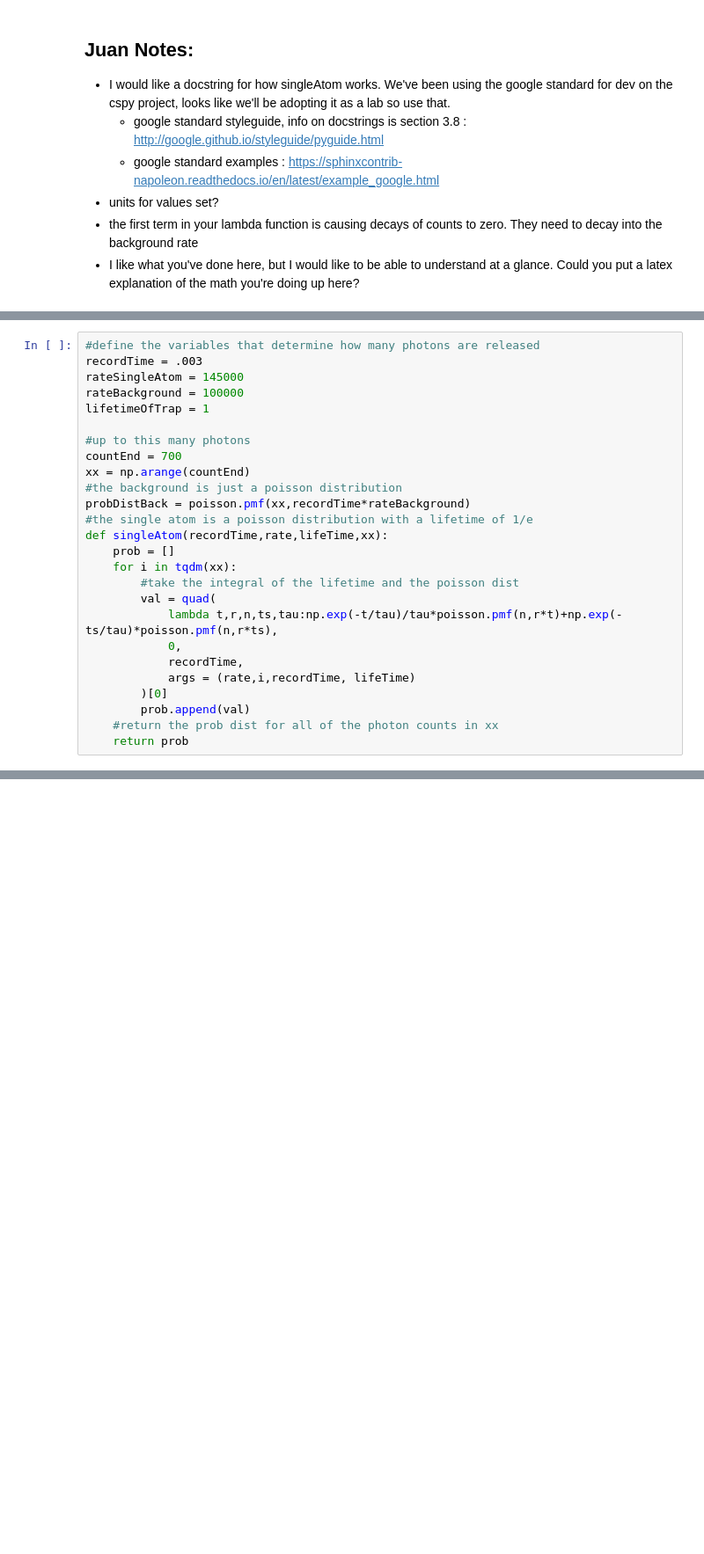
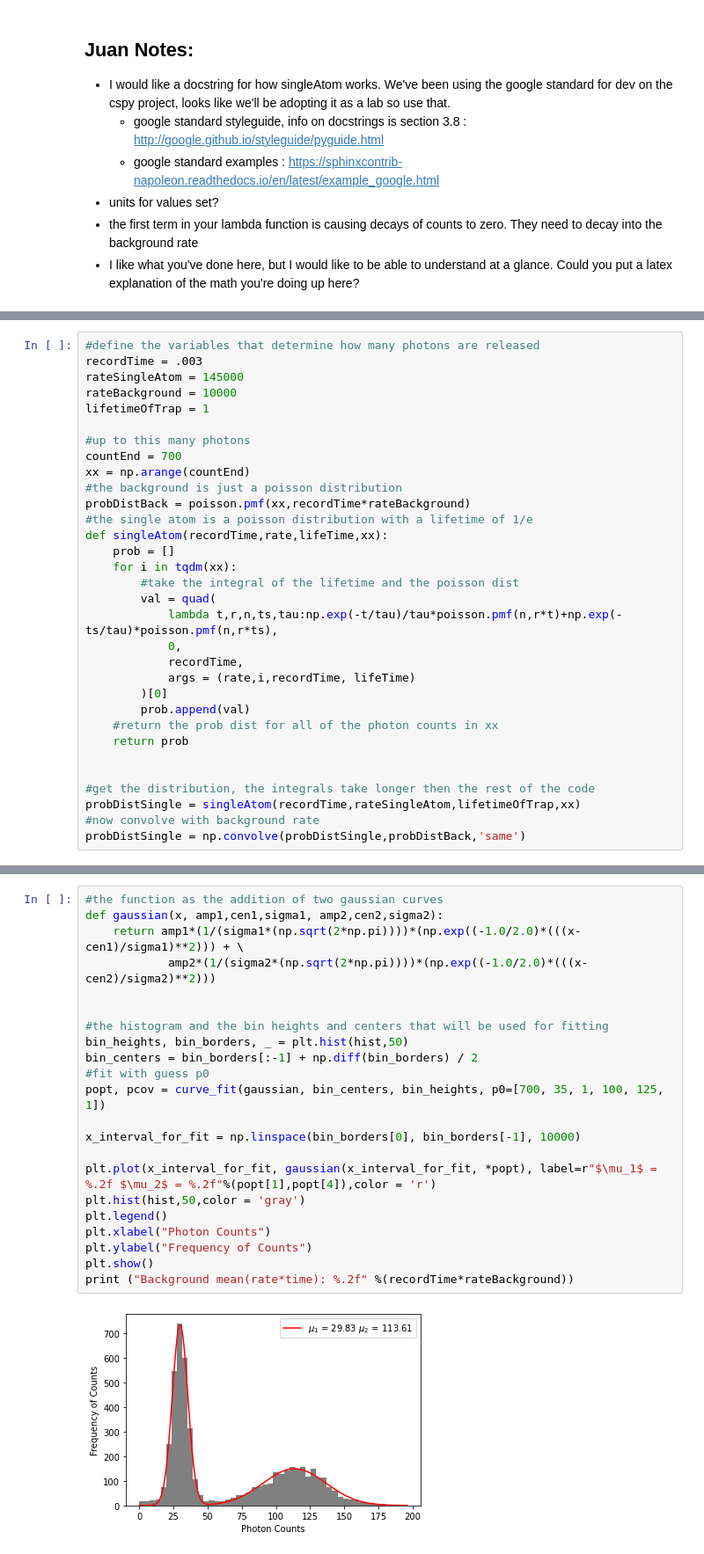
Before and after one commit to bpnordin/PhotonCount, a Jupyter notebook: main.ipynb, the cells around one changed output, grey strips where cells are left out. Shown: that part at 88% size. Drawn from its saved outputs; the diff is of its cells as text; blank space fills up the shorter version.

Commit message:
added non-integral ohton counting simulation

```diff
--- a/main.ipynb
+++ b/main.ipynb
@@ -20,7 +27,7 @@ from collections import Counter
 #define the variables that determine how many photons are released
 recordTime = .003
 rateSingleAtom = 145000
-rateBackground = 100000
+rateBackground = 10000
 lifetimeOfTrap = 1
 
 #up to this many photons
@@ -42,3 +49,9 @@ def singleAtom(recordTime,rate,lifeTime,xx):
         prob.append(val)
     #return the prob dist for all of the photon counts in xx
     return prob
+
+
+#get the distribution, the integrals take longer then the rest of the code
+probDistSingle = singleAtom(recordTime,rateSingleAtom,lifetimeOfTrap,xx)
+#now convolve with background rate
+probDistSingle = np.convolve(probDistSingle,probDistBack,'same')
@@ -72,0 +76,24 @@ plt.show()
+# %%
+#the function as the addition of two gaussian curves
+def gaussian(x, amp1,cen1,sigma1, amp2,cen2,sigma2):
+    return amp1*(1/(sigma1*(np.sqrt(2*np.pi))))*(np.exp((-1.0/2.0)*(((x-cen1)/sigma1)**2))) + \
+            amp2*(1/(sigma2*(np.sqrt(2*np.pi))))*(np.exp((-1.0/2.0)*(((x-cen2)/sigma2)**2)))
+
+
+#the histogram and the bin heights and centers that will be used for fitting
+bin_heights, bin_borders, _ = plt.hist(hist,50)
+bin_centers = bin_borders[:-1] + np.diff(bin_borders) / 2
+#fit with guess p0
+popt, pcov = curve_fit(gaussian, bin_centers, bin_heights, p0=[700, 35, 1, 100, 125, 1])
+
+x_interval_for_fit = np.linspace(bin_borders[0], bin_borders[-1], 10000)
+
+plt.plot(x_interval_for_fit, gaussian(x_interval_for_fit, *popt), label=r"$\mu_1$ = %.2f $\mu_2$ = %.2f"%(popt[1],popt[4]),color = 'r')
+plt.hist(hist,50,color = 'gray')
+plt.legend()
+plt.xlabel("Photon Counts")
+plt.ylabel("Frequency of Counts")
+plt.show()
+print ("Background mean(rate*time): %.2f" %(recordTime*rateBackground))
+# %% [output]
+[figure, added]
```
Also changed, not shown: parts of 12 cells of this notebook.
